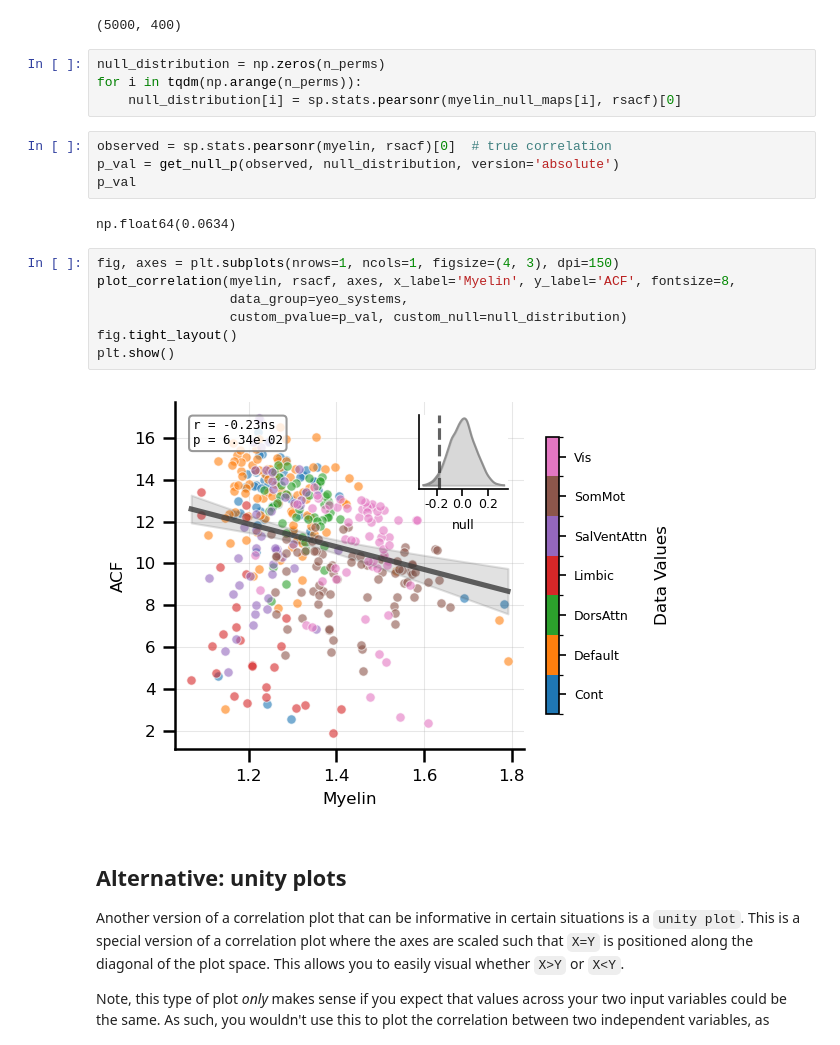
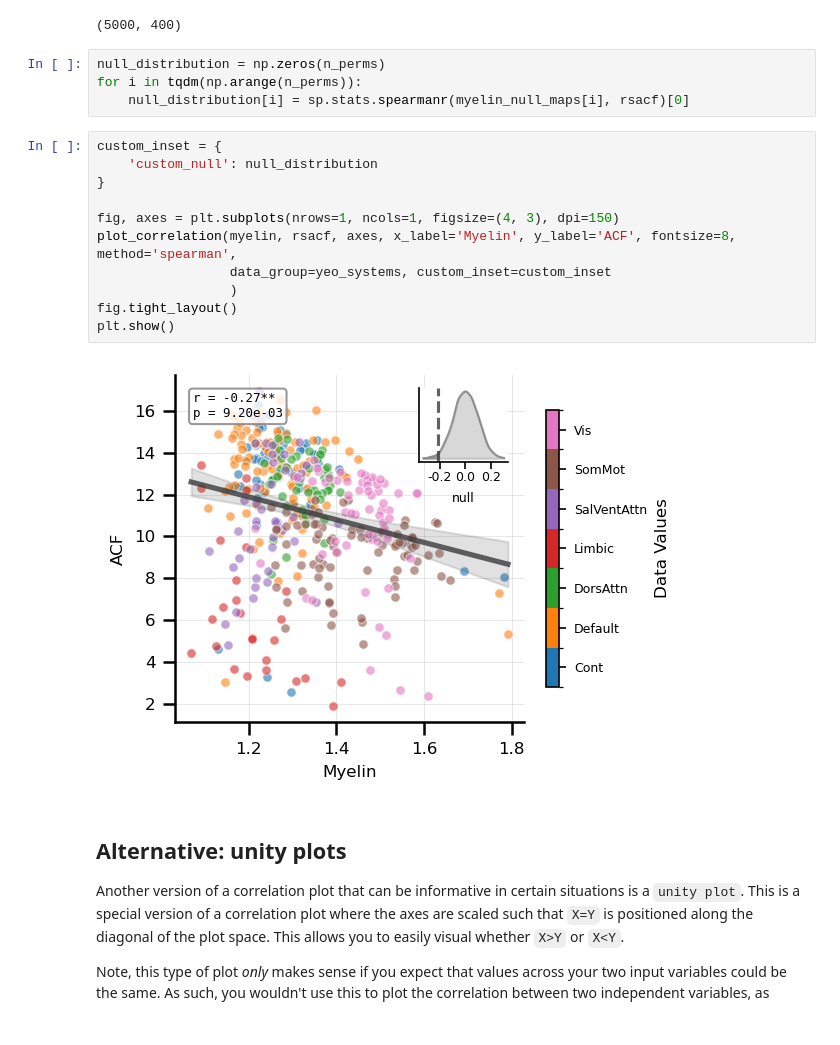
Before and after one commit to LindenParkesLab/snaplab_tools, a Jupyter notebook: scripts/tutorial_plot_correlation.ipynb, the cells around one changed output. Cells and saved outputs as stored; diff of their text form.

```diff
--- a/scripts/tutorial_plot_correlation.ipynb
+++ b/scripts/tutorial_plot_correlation.ipynb
@@ -137,22 +137,20 @@ print(myelin_null_maps.shape)
 # %%
 null_distribution = np.zeros(n_perms)
 for i in tqdm(np.arange(n_perms)):
-    null_distribution[i] = sp.stats.pearsonr(myelin_null_maps[i], rsacf)[0]
+    null_distribution[i] = sp.stats.spearmanr(myelin_null_maps[i], rsacf)[0]
-# %%
-observed = sp.stats.pearsonr(myelin, rsacf)[0]  # true correlation
-p_val = get_null_p(observed, null_distribution, version='absolute')
-p_val
-# %% [output]
-np.float64(0.0634)
 # %%
+custom_inset = {
+    'custom_null': null_distribution
+}
+
 fig, axes = plt.subplots(nrows=1, ncols=1, figsize=(4, 3), dpi=150)
-plot_correlation(myelin, rsacf, axes, x_label='Myelin', y_label='ACF', fontsize=8,
-                 data_group=yeo_systems,
-                 custom_pvalue=p_val, custom_null=null_distribution)
+plot_correlation(myelin, rsacf, axes, x_label='Myelin', y_label='ACF', fontsize=8, method='spearman',
+                 data_group=yeo_systems, custom_inset=custom_inset
+                 )
 fig.tight_layout()
 plt.show()
 # %% [output]
-[figure, old version]
+[figure, new version]
 # %% [markdown]
 ## Alternative: unity plots
 
```
Also changed, not shown: 2 other files.
